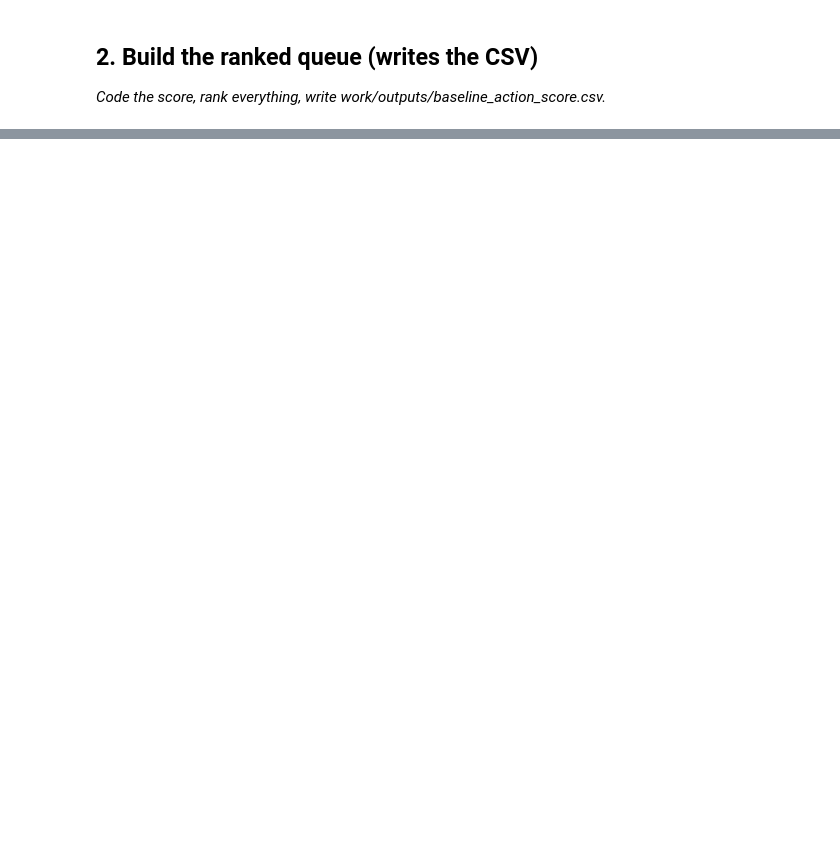
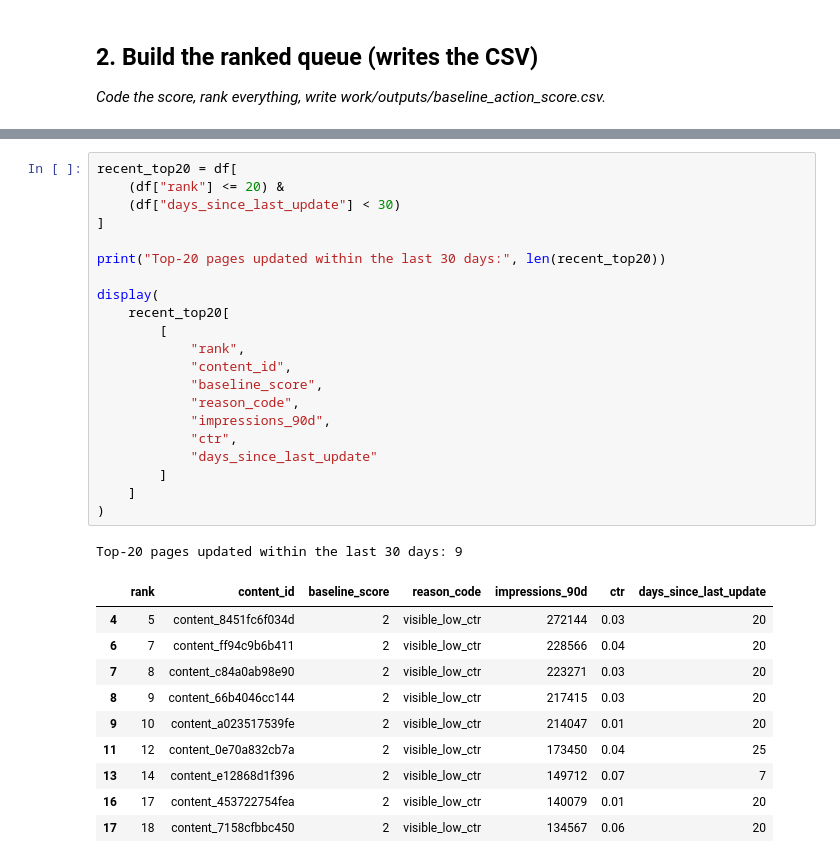
Before and after one commit to medhu07/flyrankai, a Jupyter notebook: work/notebooks/w04_baseline_score.ipynb, the cells around one changed output, grey strips where cells are left out. Drawn from its saved outputs; the diff is of its cells as text; blank space fills up the shorter version.

```diff
--- a/work/notebooks/w04_baseline_score.ipynb
+++ b/work/notebooks/w04_baseline_score.ipynb
@@ -36,0 +291,33 @@ This skeleton is yours to fill. Work the sections **in order** — each one has
+# %%
+recent_top20 = df[
+    (df["rank"] <= 20) &
+    (df["days_since_last_update"] < 30)
+]
+
+print("Top-20 pages updated within the last 30 days:", len(recent_top20))
+
+display(
+    recent_top20[
+        [
+            "rank",
+            "content_id",
+            "baseline_score",
+            "reason_code",
+            "impressions_90d",
+            "ctr",
+            "days_since_last_update"
+        ]
+    ]
+)
+# %% [output]
+Top-20 pages updated within the last 30 days: 9
+|  | rank | content_id | baseline_score | reason_code | impressions_90d | ctr | days_since_last_update |
+| 4 | 5 | content_8451fc6f034d | 2 | visible_low_ctr | 272144 | 0.03 | 20 |
+| 6 | 7 | content_ff94c9b6b411 | 2 | visible_low_ctr | 228566 | 0.04 | 20 |
+| 7 | 8 | content_c84a0ab98e90 | 2 | visible_low_ctr | 223271 | 0.03 | 20 |
+| 8 | 9 | content_66b4046cc144 | 2 | visible_low_ctr | 217415 | 0.03 | 20 |
+| 9 | 10 | content_a023517539fe | 2 | visible_low_ctr | 214047 | 0.01 | 20 |
+| 11 | 12 | content_0e70a832cb7a | 2 | visible_low_ctr | 173450 | 0.04 | 25 |
+| 13 | 14 | content_e12868d1f396 | 2 | visible_low_ctr | 149712 | 0.07 | 7 |
+| 16 | 17 | content_453722754fea | 2 | visible_low_ctr | 140079 | 0.01 | 20 |
+| 17 | 18 | content_7158cfbbc450 | 2 | visible_low_ctr | 134567 | 0.06 | 20 |
```
Also changed, not shown: parts of 17 cells of this notebook.
